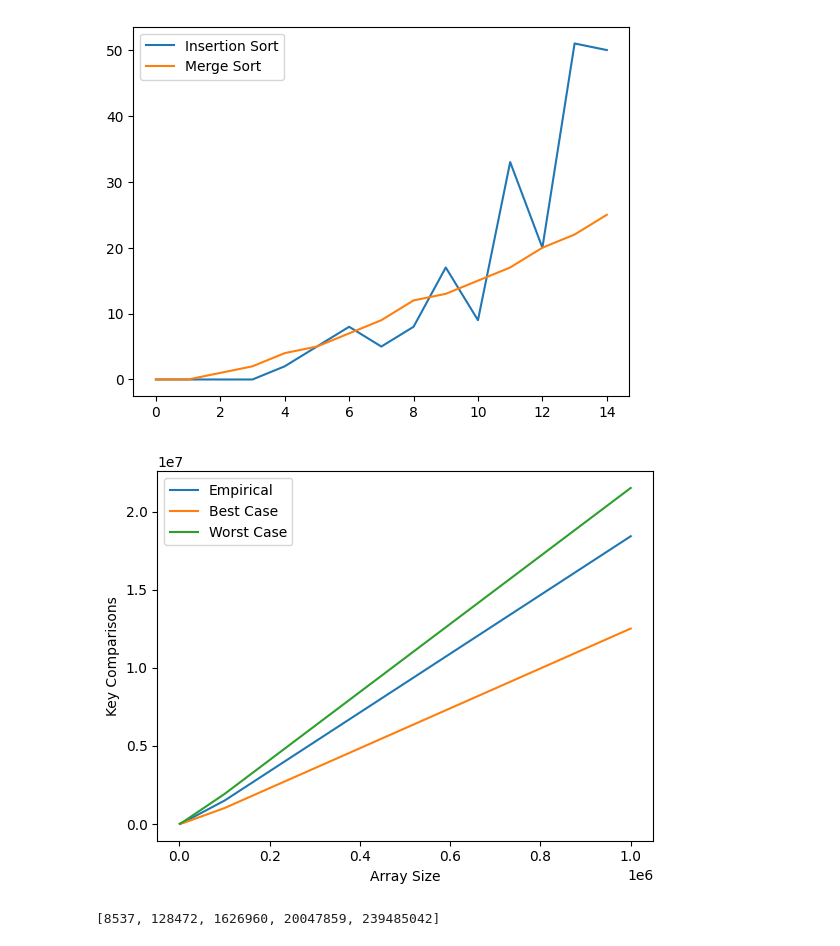
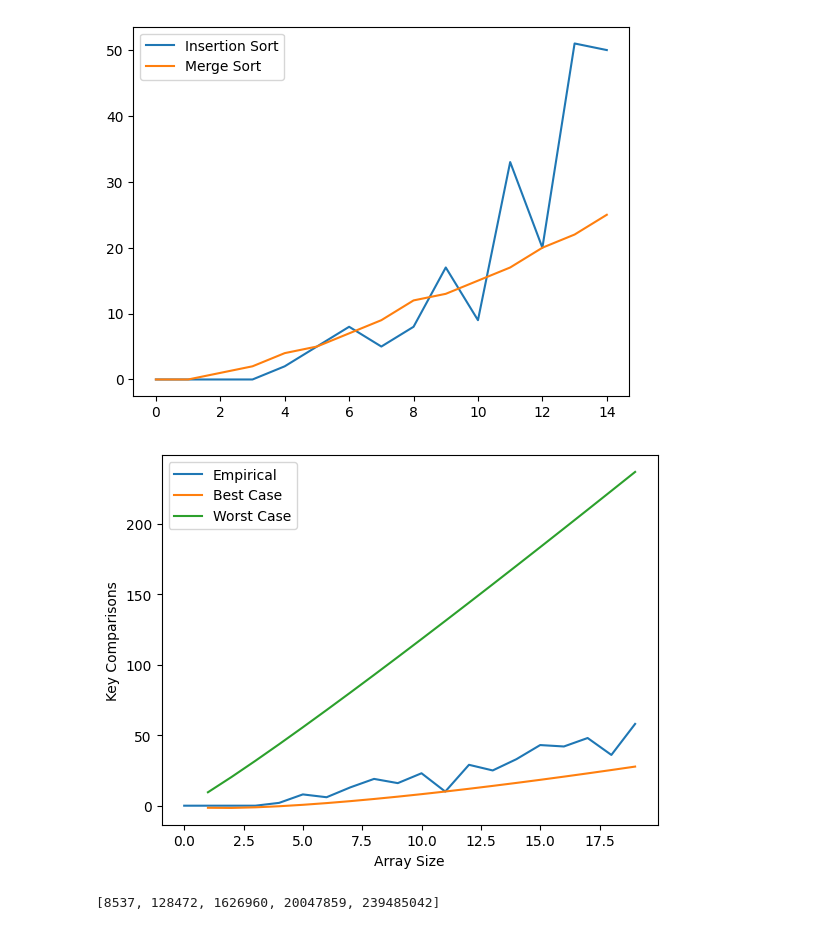
Before and after one commit to iujinwee/AlgoLads, a Jupyter notebook: SC2001_Project1/advait/python/partc.ipynb, the cells around one changed output. Drawn from its saved outputs; the diff is of its cells as text; code cells hidden in the pictures.

```diff
--- a/SC2001_Project1/advait/python/partc.ipynb
+++ b/SC2001_Project1/advait/python/partc.ipynb
@@ -233,35 +233,35 @@ def hybrid_sort(arr, s):
     if len(arr) <= s:
         return insertion_sort(arr)
     mid = len(arr) // 2
     left = arr[:mid]
     right = arr[mid:]
     hybrid_sort(left, s)
     hybrid_sort(right, s)
     return merge(arr,left,right)
 
 keyComparisonsHybrid = []
 testArrays = []
-sizes = [1000, 10000, 100000, 1000000]
+sizes = [x for x in range(20)]
 best_case = np.array(sizes) + np.array(sizes) * np.log(np.array(sizes)/S)
 worst_case = np.array(sizes) * S + np.array(sizes) * np.log(np.array(sizes)/S)
 
 for size in sizes:
     testArrays.append(generateRandomList(size, size))
 
 for arr in testArrays:
     hybrid_sort(arr, 10)
     keyComparisonsHybrid.append(hybridCount)
     hybridCount=0
 
 plt.plot(sizes,keyComparisonsHybrid, label="Empirical")
 plt.plot(sizes, best_case, label='Best Case')
 plt.plot(sizes, worst_case, label='Worst Case')
 plt.xlabel('Array Size')
 plt.ylabel('Key Comparisons')
 plt.legend()
 plt.show()
 # %% [output]
-[figure, old version]
+[figure, new version]
 # %%
 print(keyComparisonsHybrid)
 # %% [output]
```
Also changed, not shown: parts of 2 cells of this notebook.
